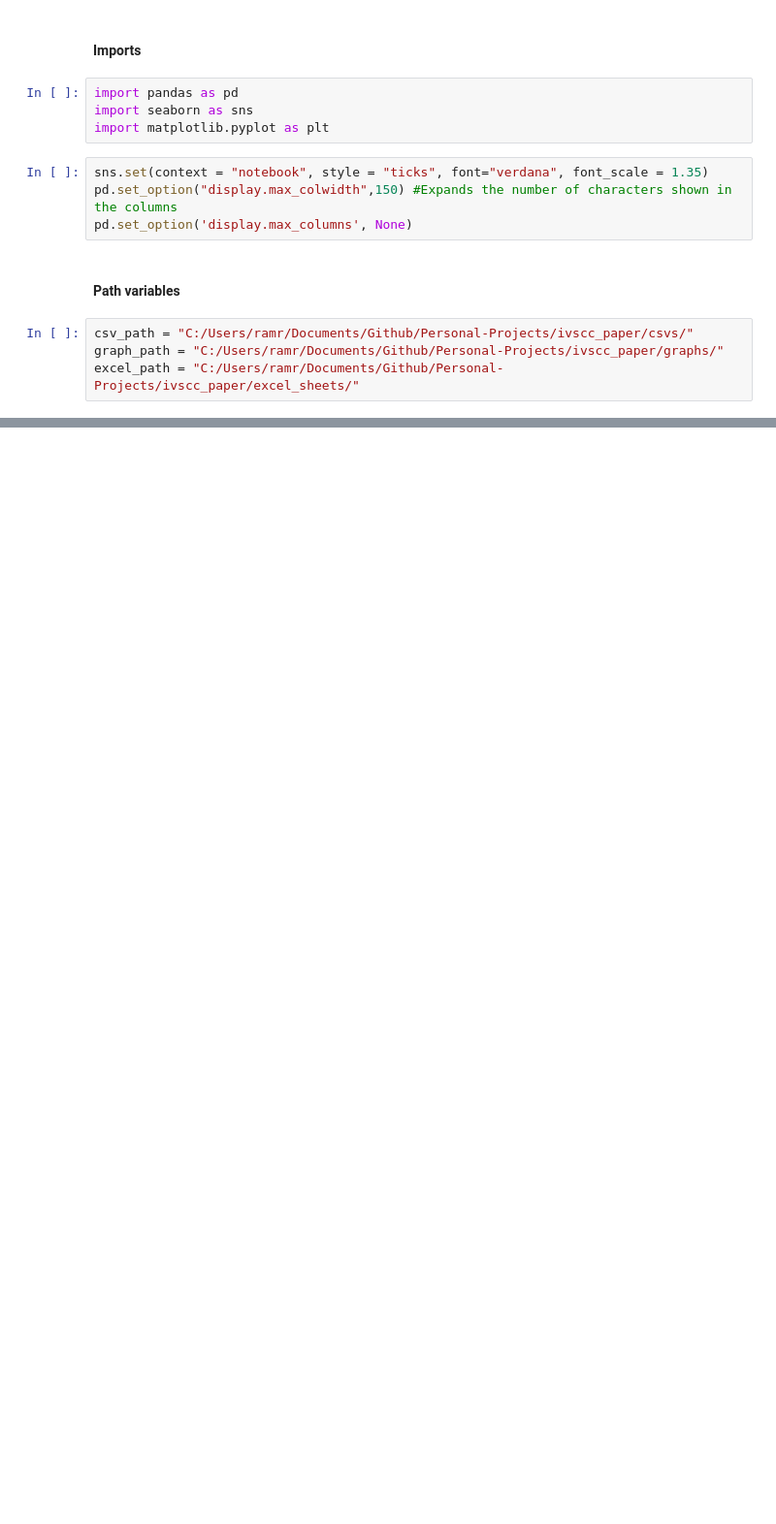
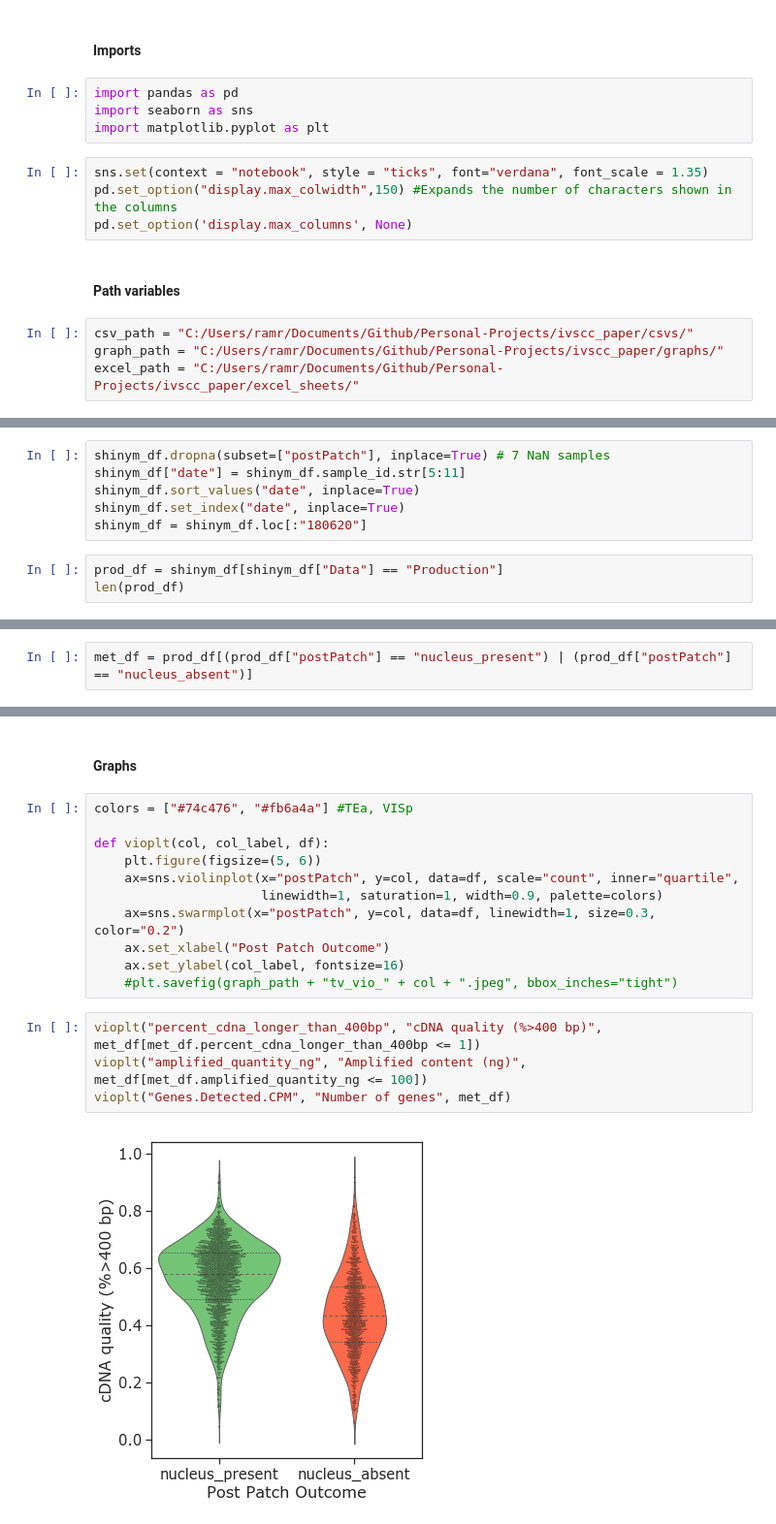
Before and after one commit to ramr24/Personal, a Jupyter notebook: ivscc_paper/template.ipynb, the cells around one changed output, grey strips where cells are left out. Shown at 97% size. Saved outputs shown, nothing was run; the diff lists cells and outputs as text; blank space fills up the shorter version.

Commit message:
updated manuscript plots

```diff
--- a/ivscc_paper/template.ipynb
+++ b/ivscc_paper/template.ipynb
@@ -106,0 +59,9 @@ jem_col_list = ["organism_name", "name",
+# %%
+shinym_df.dropna(subset=["postPatch"], inplace=True) # 7 NaN samples
+shinym_df["date"] = shinym_df.sample_id.str[5:11]
+shinym_df.sort_values("date", inplace=True)
+shinym_df.set_index("date", inplace=True)
+shinym_df = shinym_df.loc[:"180620"]
+# %%
+prod_df = shinym_df[shinym_df["Data"] == "Production"]
+len(prod_df)
@@ -106,0 +76,2 @@ jem_col_list = ["organism_name", "name",
+# %%
+met_df = prod_df[(prod_df["postPatch"] == "nucleus_present") | (prod_df["postPatch"] == "nucleus_absent")]
@@ -106,0 +104,19 @@ jem_col_list = ["organism_name", "name",
+# %% [markdown]
+#### Graphs
+# %%
+colors = ["#74c476", "#fb6a4a"] #TEa, VISp
+
+def vioplt(col, col_label, df):
+    plt.figure(figsize=(5, 6))
+    ax=sns.violinplot(x="postPatch", y=col, data=df, scale="count", inner="quartile",
+                      linewidth=1, saturation=1, width=0.9, palette=colors)
+    ax=sns.swarmplot(x="postPatch", y=col, data=df, linewidth=1, size=0.3, color="0.2")
+    ax.set_xlabel("Post Patch Outcome")
+    ax.set_ylabel(col_label, fontsize=16)
+    #plt.savefig(graph_path + "tv_vio_" + col + ".jpeg", bbox_inches="tight")
+# %%
+vioplt("percent_cdna_longer_than_400bp", "cDNA quality (%>400 bp)", met_df[met_df.percent_cdna_longer_than_400bp <= 1])
+vioplt("amplified_quantity_ng", "Amplified content (ng)", met_df[met_df.amplified_quantity_ng <= 100])
+vioplt("Genes.Detected.CPM", "Number of genes", met_df)
+# %% [output]
+[figure, added]
```
Also changed, not shown: parts of 19 cells of this notebook, 6 other files.
